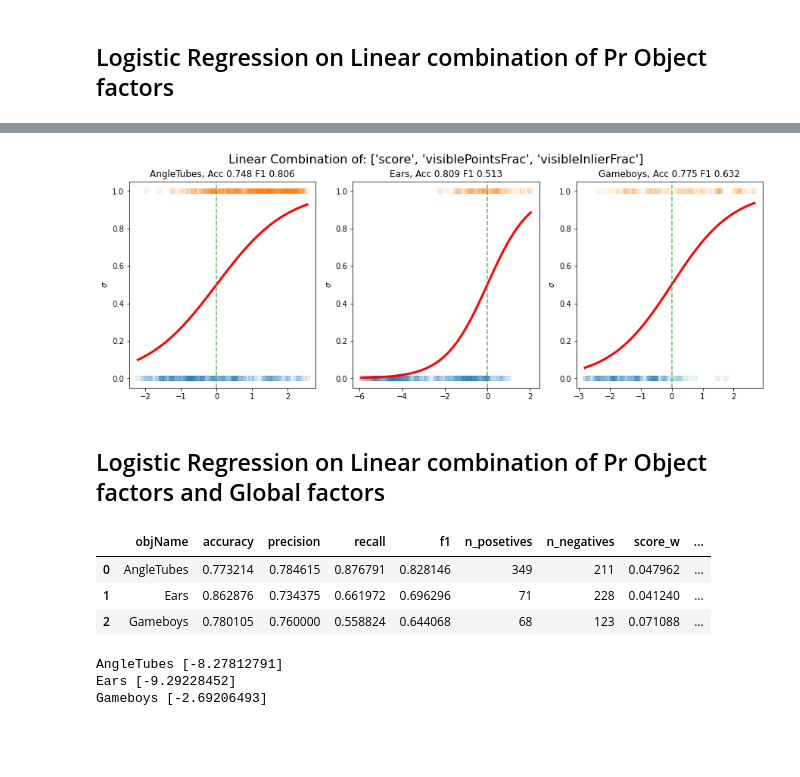
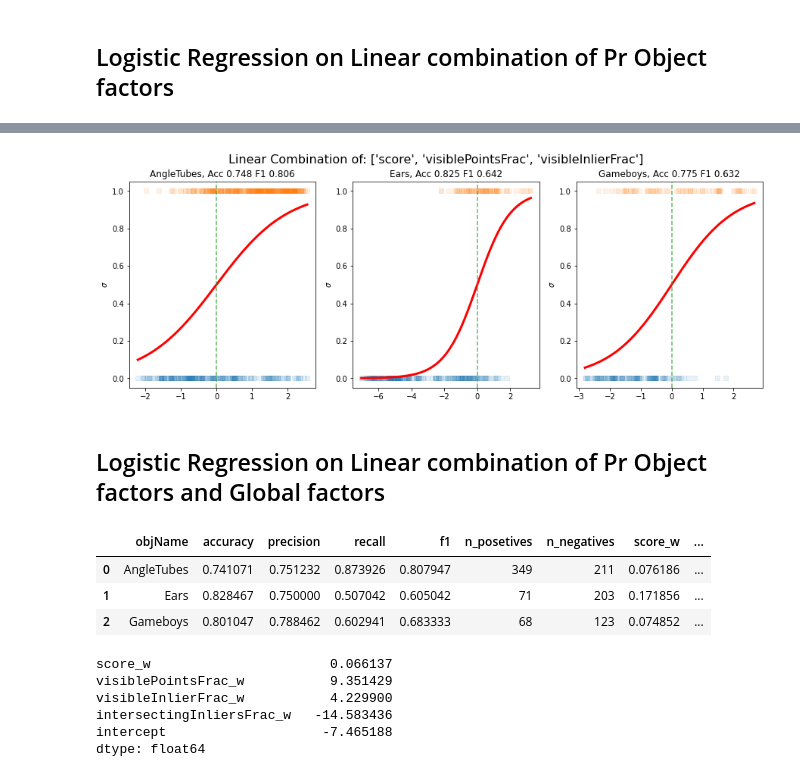
Before and after one commit to Jensbeltman/masterRepo, a Jupyter notebook: scripts/dataset_logistic_regression.ipynb, the cells around one changed output, grey strips where cells are left out. Drawn from its saved outputs; the diff is of its cells as text; code cells hidden in the pictures; blank space fills up the shorter version.

```diff
--- a/scripts/dataset_logistic_regression.ipynb
+++ b/scripts/dataset_logistic_regression.ipynb
@@ -13,10 +13,30 @@ import sklearn.metrics as metrics
 # %% [markdown]
 Data loading and preprocessing
 # %%
-csv_path = "/home/jens/masterRepo/test/dataset/analysis_of_tp_and_fp.csv"
+csv_path = "/home/jens/masterRepo/test/dataset/analysis_of_tp_and_fp_5.000000_5.000000.csv"
 df = pd.read_csv(csv_path, dtype = {"objName":"category"})
 df["visibleInlierFrac"] = df["visibleInliers"]/df["visiblePoints"]
 df["visiblePointsFrac"] = df["visiblePoints"]/df["objectPoints"]
 df["penetration"] = df[["penetrationInternal","penetrationExternal"]].max(axis=1)
 df["intersectingInliers"] = df[["intersectingInliersInternal","intersectingInliersExternal"]].max(axis=1)
+df["inCollision"] = df[["inCollisionInternal","inCollisionExternal"]].max(axis=1)
 df["intersectingInliersFrac"] = df["intersectingInliers"] / df["visibleInliers"]
+df["intersectingInliersInternalFrac"] = df["intersectingInliersInternal"] / df["visibleInliers"]
+
+tuned_thresholds = {"AngleTubes" : 23.5,
+                    "Conrods" : 15.0,
+                    "Ears" : 16.0,
+                    "Gameboys" : 35.5}
+
+for tt in tuned_thresholds:
+    d = df[df["objName"]==tt]
+    print(tt,metrics.classification_report(d.g.values,d.score.values>tuned_thresholds[tt],output_dict=True)['1']["f1-score"])
+
+indexes = np.zeros(df.shape[0])
+for tt in tuned_thresholds:
+    indexes = np.logical_or(indexes,df.score.values>tuned_thresholds[tt])
+
+df_t = df[indexes]
+df_c = df[df["inCollision"]==1]
+df_cn = df[df["inCollision"]==0]
+df.head()
@@ -73,7 +105,7 @@ def binary_logistic_regession(df,objects = ["AngleTubes","Ears","Gameboys"], fac
     result_dict = {"objName":[],"accuracy":[],"precision":[],"recall":[],"f1":[],"n_posetives":[],"n_negatives":[]}
     for factor in factors:
         result_dict[factor+"_w"]=[]
-    result_dict[intercept]=[]
+    result_dict["intercept"]=[]
 
     for obj in objects:
         X,y = get_data_for_logistic_regression(df,obj,factors,normalize_factors)
@@ -89,6 +121,7 @@ def binary_logistic_regession(df,objects = ["AngleTubes","Ears","Gameboys"], fac
         result_dict["n_negatives"].append(classification_report["0"]["support"])
         for factor,coef in zip(factors,model.coef_[0]):
             result_dict[factor+"_w"].append(coef)
+        result_dict["intercept"].append(model.intercept_[0])
 
     result_df = pd.DataFrame(result_dict)
 
@@ -157,11 +190,11 @@ def logistic_regression_plots(df,object_names = ["AngleTubes","Ears","Gameboys"]
         ax.set_title("{0}, Acc {1:.3f} F1 {2:.3f}".format(obj,metrics.accuracy_score(y,y_pred),metrics.f1_score(y,y_pred)))
 
     return fig,axes
+
+def print_tuning_params(result_df,variables):
+    for index,row in result_df.iterrows():
+        for v in variables:
+            print(row["objName"],"LR",v+"_w",row[v+"_w"],sep=",")
+        print(row["objName"],"LR","intercept",row["intercept"],sep=",")
 # %% [markdown]
 ## Logistic Regression on Individual Pr Object factors
-# %%
-models, result_df = binary_logistic_regession_individual_factors(df,["AngleTubes","Ears","Gameboys"],["score","visibleInlierFrac","visiblePointsFrac"],normalize_factors=False)
-pd.options.display.latex.repr = False
-for mkey in models:
-    print(mkey,-models[mkey].intercept_/models[mkey].coef_)
-result_df
@@ -230,21 +251,24 @@ plt.savefig("PrObjectLogisticRegression.pdf")
 plt.savefig("PrObjectLogisticRegression.png")
 plt.show()
 # %% [output]
-[figure, old version]
+[figure, new version]
 # %% [markdown]
 ## Logistic Regression on Linear combination of Pr Object factors and Global factors
 # %%
-models, result_df = binary_logistic_regession(df,["AngleTubes","Ears","Gameboys"],["score","visiblePointsFrac","visibleInlierFrac","penetration","intersectingInliersFrac"],normalize_factors=False)
+variables = ["score","visiblePointsFrac","visibleInlierFrac","intersectingInliersFrac"]
+models, result_df = binary_logistic_regession(df,["AngleTubes","Ears","Gameboys"],variables,normalize_factors=False)
 result_df
 # %% [output]
 |  | objName | accuracy | precision | recall | f1 | n_posetives | n_negatives | score_w | ... |
-| 0 | AngleTubes | 0.773214 | 0.784615 | 0.876791 | 0.828146 | 349 | 211 | 0.047962 | ... |
-| 1 | Ears | 0.862876 | 0.734375 | 0.661972 | 0.696296 | 71 | 228 | 0.041240 | ... |
-| 2 | Gameboys | 0.780105 | 0.760000 | 0.558824 | 0.644068 | 68 | 123 | 0.071088 | ... |
+| 0 | AngleTubes | 0.741071 | 0.751232 | 0.873926 | 0.807947 | 349 | 211 | 0.076186 | ... |
+| 1 | Ears | 0.828467 | 0.750000 | 0.507042 | 0.605042 | 71 | 203 | 0.171856 | ... |
+| 2 | Gameboys | 0.801047 | 0.788462 | 0.602941 | 0.683333 | 68 | 123 | 0.074852 | ... |
-# %%
-for k in models:
-    print(k,models[k].intercept_)
-# %% [output]
-AngleTubes [-8.27812791]
-Ears [-9.29228452]
-Gameboys [-2.69206493]
+# %%
+result_df[[s+"_w" for s in variables]+["intercept"]].mean()
+# %% [output]
+score_w                       0.066137
+visiblePointsFrac_w           9.351429
+visibleInlierFrac_w           4.229900
+intersectingInliersFrac_w   -14.583436
+intercept                    -7.465188
+dtype: float64
```
Also changed, not shown: parts of 10 cells of this notebook.
